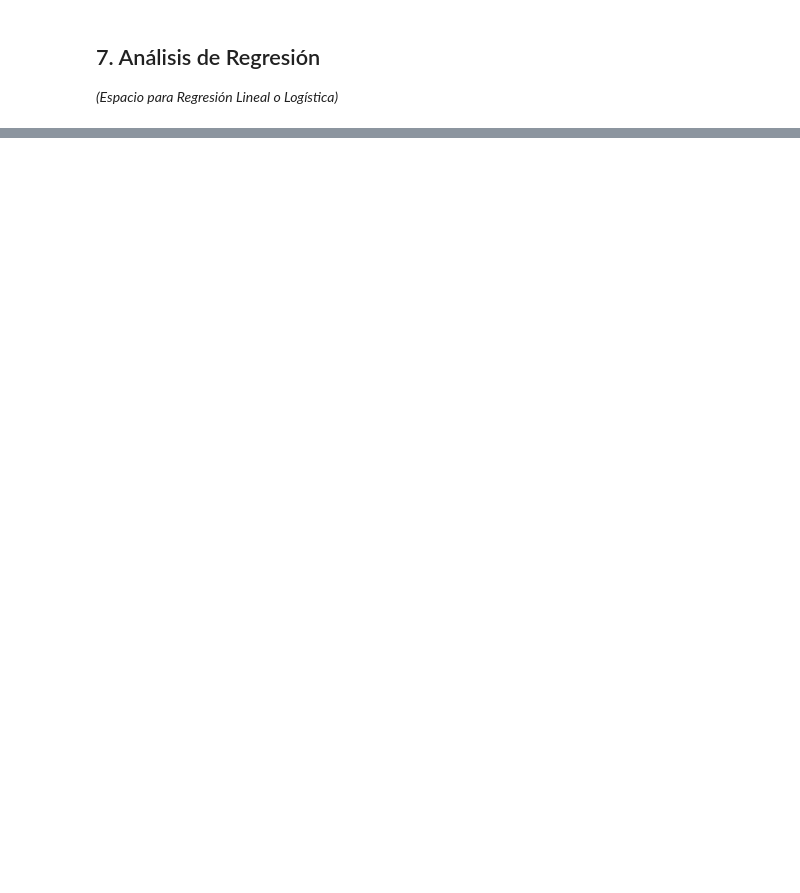
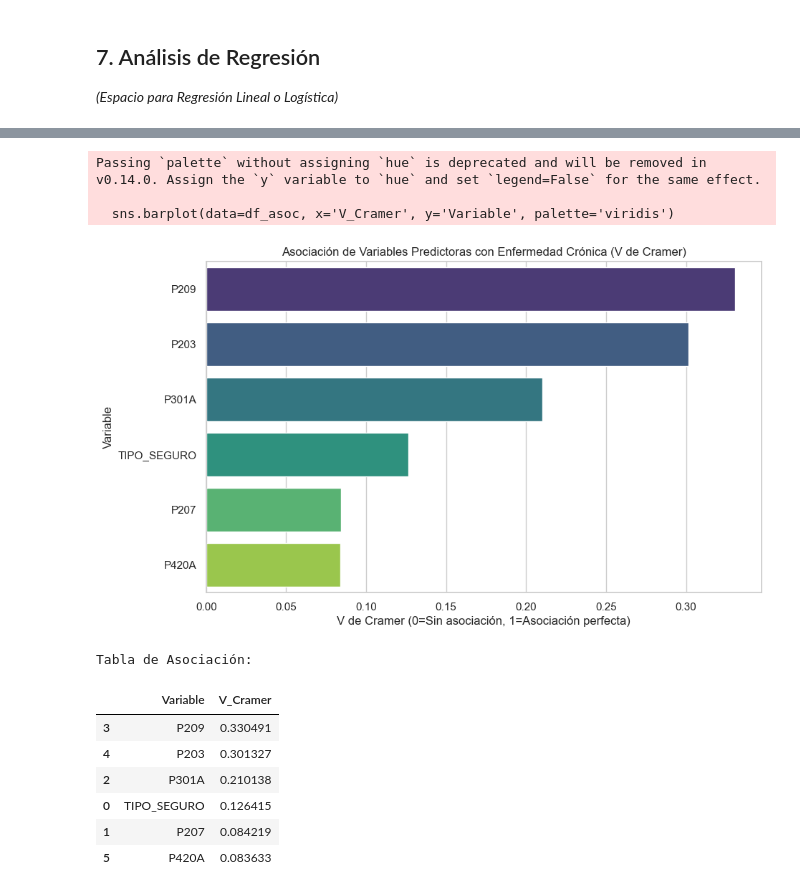
Before and after one commit to sebastianperudev2001/data-scientist-specialization, a Jupyter notebook: descriptive-statistics/DMC_DS19_TRABAJO FINAL/CHAVARRY_EF.ipynb, the cells around one changed output, grey strips where cells are left out. Drawn from its saved outputs; the diff is of its cells as text; code cells hidden in the pictures; blank space fills up the shorter version.

```diff
--- a/descriptive-statistics/DMC_DS19_TRABAJO FINAL/CHAVARRY_EF.ipynb
+++ b/descriptive-statistics/DMC_DS19_TRABAJO FINAL/CHAVARRY_EF.ipynb
@@ -848,0 +892,48 @@ A continuación, realizaremos el análisis de correlación entre las variables n
+# %%
+from scipy.stats import chi2_contingency
+
+def cramers_v(x, y):
+    """Calcula la V de Cramer para dos series categóricas"""
+    confusion_matrix = pd.crosstab(x, y)
+    chi2 = chi2_contingency(confusion_matrix)[0]
+    n = confusion_matrix.sum().sum()
+    phi2 = chi2 / n
+    r, k = confusion_matrix.shape
+    phi2corr = max(0, phi2 - ((k-1)*(r-1))/(n-1))
+    rcorr = r - ((r-1)**2)/(n-1)
+    kcorr = k - ((k-1)**2)/(n-1)
+    if min((kcorr-1), (rcorr-1)) == 0:
+        return 0
+    return np.sqrt(phi2corr / min((kcorr-1), (rcorr-1)))
+
+# Calcular asociación con el Target
+asociaciones = []
+for col in predictoras:
+    if col in df_model.columns:
+        v = cramers_v(df_model[col], df_model['TARGET'])
+        asociaciones.append({'Variable': col, 'V_Cramer': v})
+
+df_asoc = pd.DataFrame(asociaciones).sort_values('V_Cramer', ascending=False)
+
+# Visualizar
+plt.figure(figsize=(10, 6))
+sns.barplot(data=df_asoc, x='V_Cramer', y='Variable', palette='viridis')
+plt.title('Asociación de Variables Predictoras con Enfermedad Crónica (V de Cramer)')
+plt.xlabel('V de Cramer (0=Sin asociación, 1=Asociación perfecta)')
+plt.show()
+
+print("Tabla de Asociación:")
+display(df_asoc)
+# %% [output]
+Passing `palette` without assigning `hue` is deprecated and will be removed in v0.14.0. Assign the `y` variable to `hue` and set `legend=False` for the same effect.
+
+  sns.barplot(data=df_asoc, x='V_Cramer', y='Variable', palette='viridis')
+[figure, added]
+Tabla de Asociación:
+|  | Variable | V_Cramer |
+| 3 | P209 | 0.330491 |
+| 4 | P203 | 0.301327 |
+| 2 | P301A | 0.210138 |
+| 0 | TIPO_SEGURO | 0.126415 |
+| 1 | P207 | 0.084219 |
+| 5 | P420A | 0.083633 |
```
Also changed, not shown: parts of 11 cells of this notebook, 11 other files.
